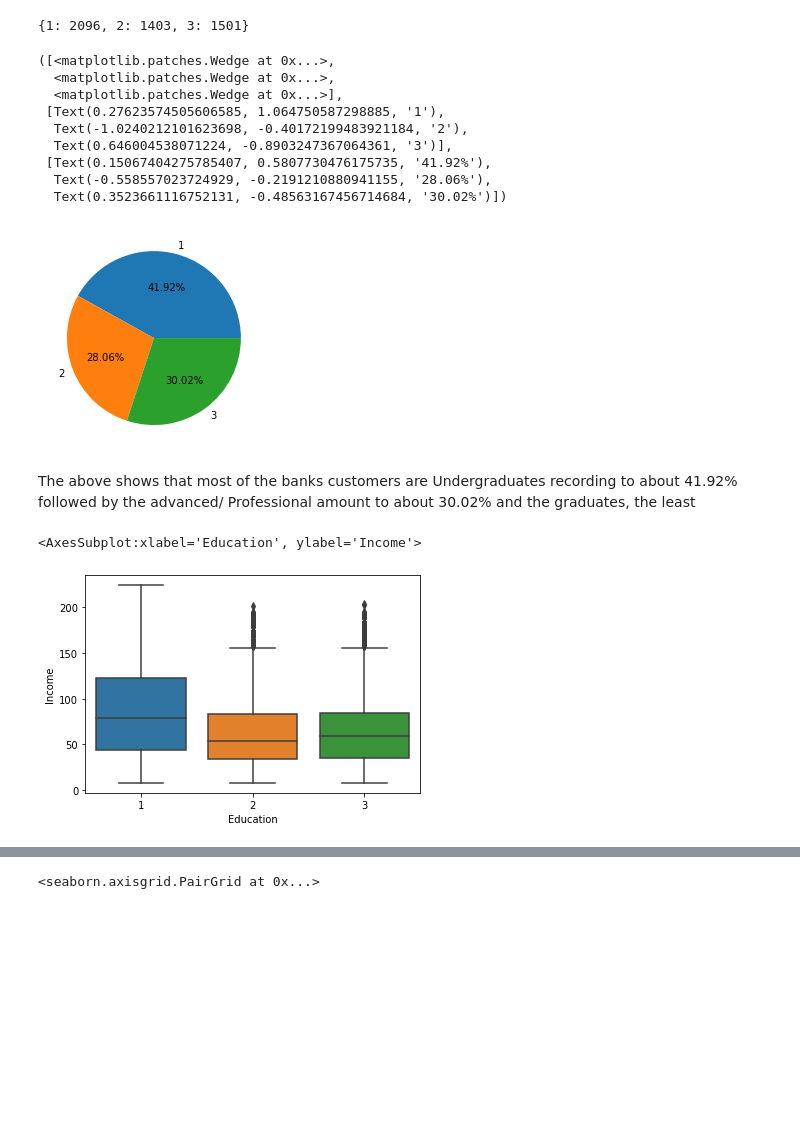
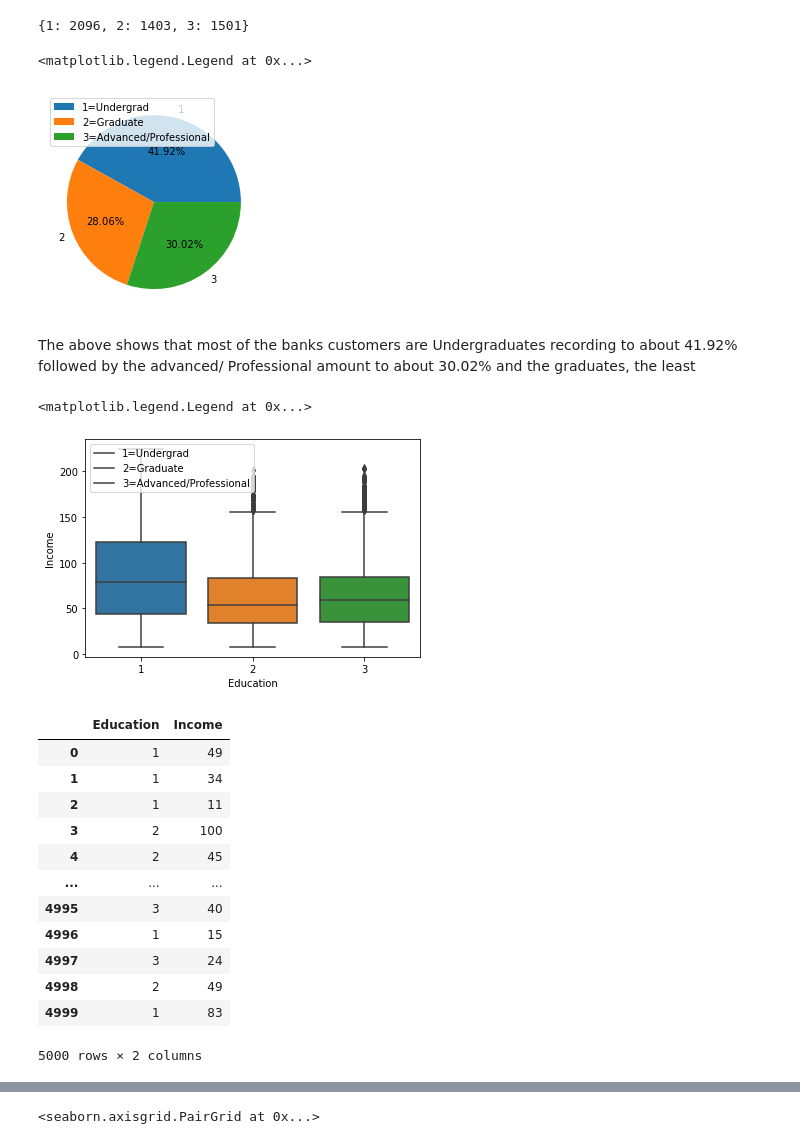
Before and after one commit to BubutorCorbanEnam/BANK-PERSONAL-LOAN-MODELLING-DigiCap-Capstone-Project-, a Jupyter notebook: BANK PERSONAL LOAN MODELLING (DigiCap Capstone Project).ipynb, the cells around one changed output, grey strips where cells are left out. Drawn from its saved outputs; the diff is of its cells as text; code cells hidden in the pictures; blank space fills up the shorter version.

```diff
--- a/BANK PERSONAL LOAN MODELLING (DigiCap Capstone Project).ipynb
+++ b/BANK PERSONAL LOAN MODELLING (DigiCap Capstone Project).ipynb
@@ -219,21 +243,32 @@ x
 {1: 2096, 2: 1403, 3: 1501}
 # %%
 plt.pie(x.values(),labels=x.keys(),autopct='%1.2f%%')
+plt.legend(labels=['1=Undergrad', '2=Graduate', '3=Advanced/Professional'] , loc="upper left")
 # %% [output]
-([<matplotlib.patches.Wedge at 0x...>,
-  <matplotlib.patches.Wedge at 0x...>,
-  <matplotlib.patches.Wedge at 0x...>],
- [Text(0.27623574505606585, 1.064750587298885, '1'),
-  Text(-1.0240212101623698, -0.40172199483921184, '2'),
-  Text(0.646004538071224, -0.8903247367064361, '3')],
- [Text(0.15067404275785407, 0.5807730476175735, '41.92%'),
-  Text(-0.558557023724929, -0.2191210880941155, '28.06%'),
-  Text(0.3523661116752131, -0.48563167456714684, '30.02%')])
+<matplotlib.legend.Legend at 0x...>
-[figure, old version]
+[figure, new version]
 # %% [markdown]
 The above shows that most of the banks customers are Undergraduates recording to about 41.92% followed by the advanced/ Professional amount to about 30.02% and the graduates, the least
 # %%
 sns.boxplot(x="Education",y="Income",data=df)
+plt.legend(labels=['1=Undergrad', '2=Graduate', '3=Advanced/Professional'] , loc="upper left")
 # %% [output]
-<AxesSubplot:xlabel='Education', ylabel='Income'>
+<matplotlib.legend.Legend at 0x...>
-[figure, old version]
+[figure, new version]
+# %%
+IncEdu=df[['Education','Income']]
+IncEdu
+# %% [output]
+|  | Education | Income |
+| 0 | 1 | 49 |
+| 1 | 1 | 34 |
+| 2 | 1 | 11 |
+| 3 | 2 | 100 |
+| 4 | 2 | 45 |
+| ... | ... | ... |
+| 4995 | 3 | 40 |
+| 4996 | 1 | 15 |
+| 4997 | 3 | 24 |
+| 4998 | 2 | 49 |
+| 4999 | 1 | 83 |
+5000 rows × 2 columns
```
Also changed, not shown: parts of 51 cells of this notebook.
